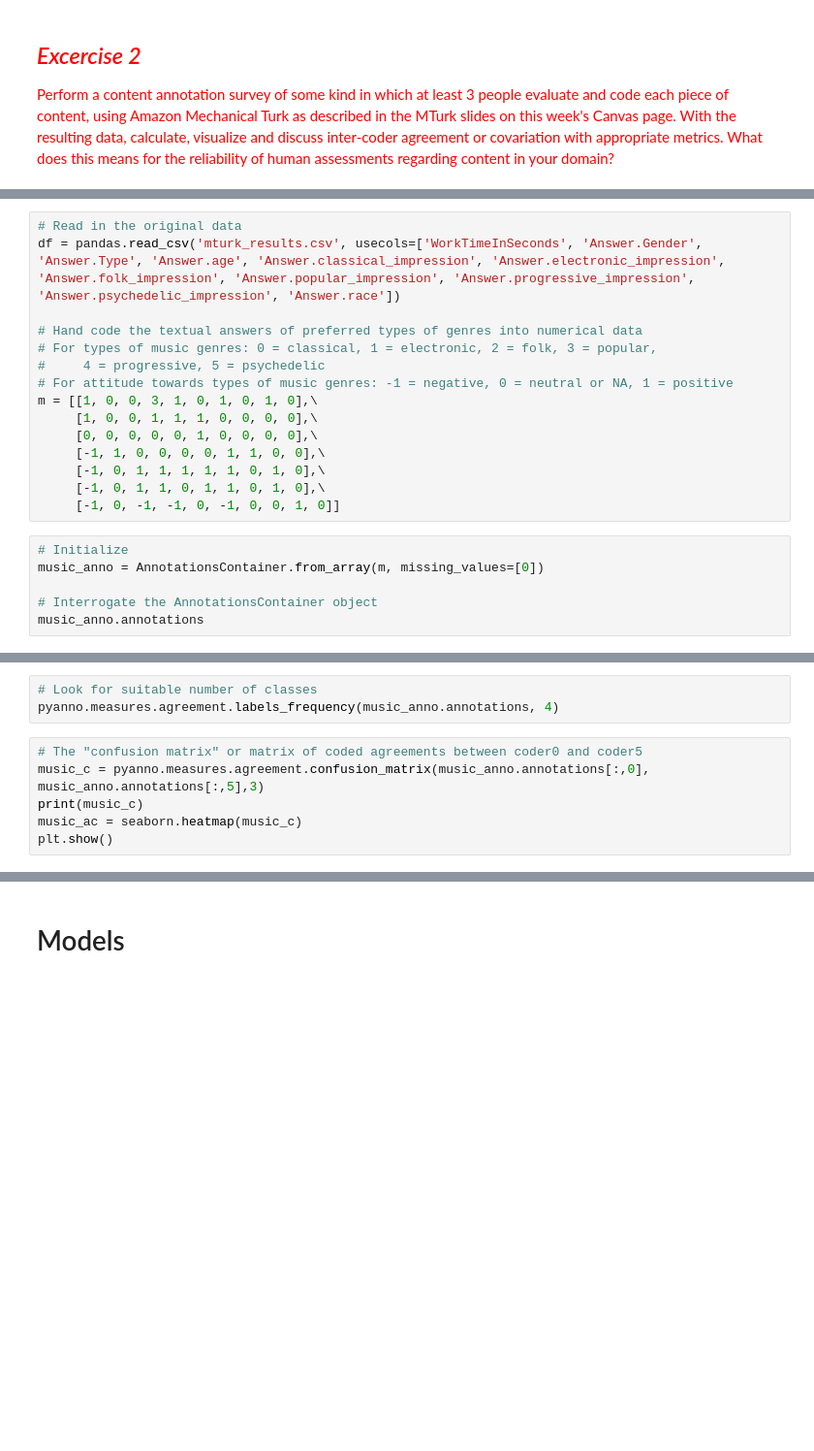
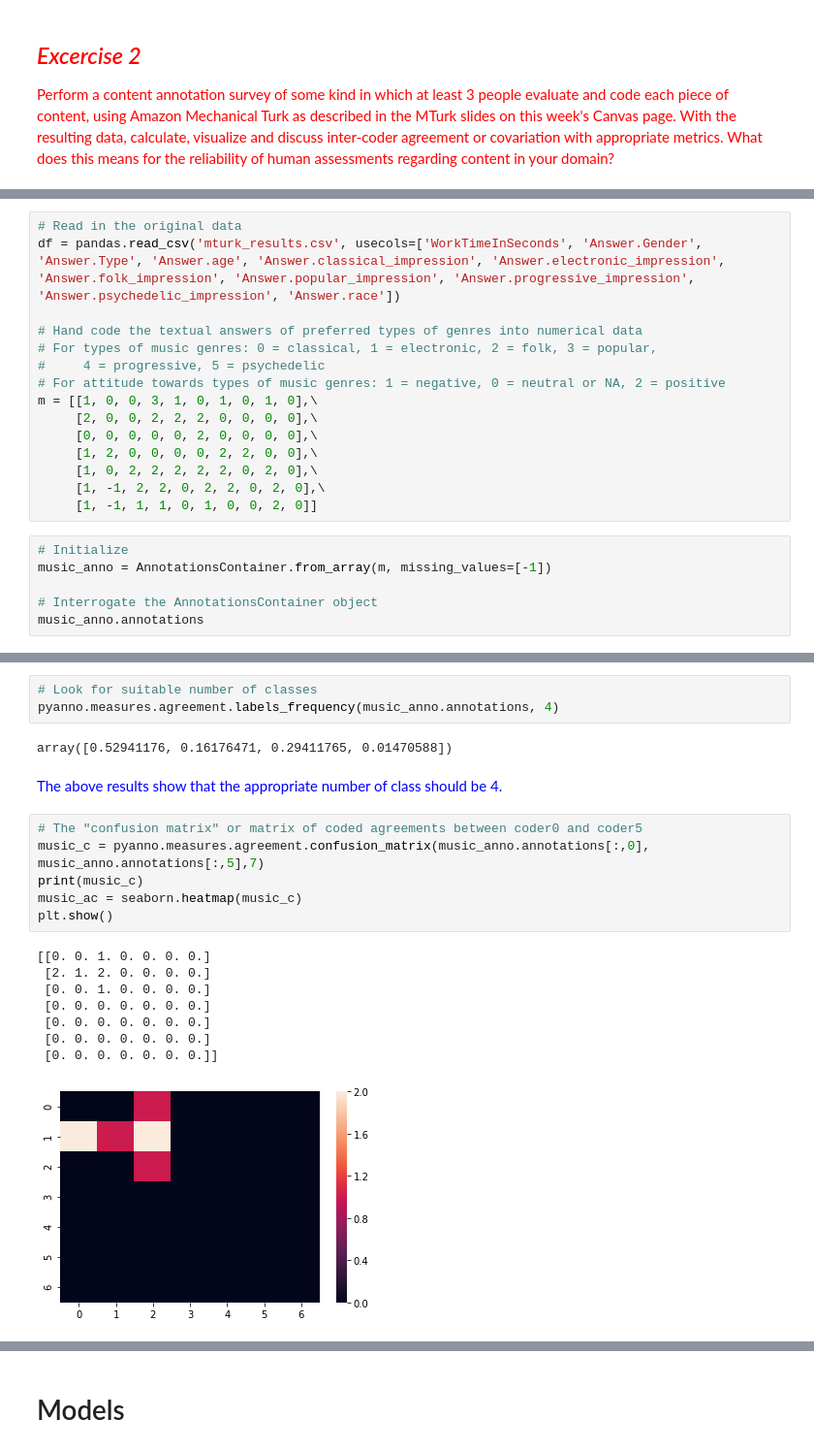
Before and after one commit to xywu-soc/content-analysis-2018, a Jupyter notebook: 5-Reliability/5-Reliability.ipynb, the cells around one changed output, grey strips where cells are left out. Shown at 97% size. Cells and saved outputs as stored; diff of their text form; blank space fills up the shorter version.

```diff
--- a/5-Reliability/5-Reliability.ipynb
+++ b/5-Reliability/5-Reliability.ipynb
@@ -242,17 +244,17 @@ df = pandas.read_csv('mturk_results.csv', usecols=['WorkTimeInSeconds', 'Answer.
 # Hand code the textual answers of preferred types of genres into numerical data
 # For types of music genres: 0 = classical, 1 = electronic, 2 = folk, 3 = popular,
 #     4 = progressive, 5 = psychedelic
-# For attitude towards types of music genres: -1 = negative, 0 = neutral or NA, 1 = positive
+# For attitude towards types of music genres: 1 = negative, 0 = neutral or NA, 2 = positive
 m = [[1, 0, 0, 3, 1, 0, 1, 0, 1, 0],\
-     [1, 0, 0, 1, 1, 1, 0, 0, 0, 0],\
-     [0, 0, 0, 0, 0, 1, 0, 0, 0, 0],\
-     [-1, 1, 0, 0, 0, 0, 1, 1, 0, 0],\
-     [-1, 0, 1, 1, 1, 1, 1, 0, 1, 0],\
-     [-1, 0, 1, 1, 0, 1, 1, 0, 1, 0],\
-     [-1, 0, -1, -1, 0, -1, 0, 0, 1, 0]]
+     [2, 0, 0, 2, 2, 2, 0, 0, 0, 0],\
+     [0, 0, 0, 0, 0, 2, 0, 0, 0, 0],\
+     [1, 2, 0, 0, 0, 0, 2, 2, 0, 0],\
+     [1, 0, 2, 2, 2, 2, 2, 0, 2, 0],\
+     [1, -1, 2, 2, 0, 2, 2, 0, 2, 0],\
+     [1, -1, 1, 1, 0, 1, 0, 0, 2, 0]]
 # %%
 # Initialize
-music_anno = AnnotationsContainer.from_array(m, missing_values=[0])
+music_anno = AnnotationsContainer.from_array(m, missing_values=[-1])
 
 # Interrogate the AnnotationsContainer object
 music_anno.annotations
@@ -259,9 +274,22 @@ music_anno.annotations
 # %%
 # Look for suitable number of classes
 pyanno.measures.agreement.labels_frequency(music_anno.annotations, 4)
+# %% [output]
+array([0.52941176, 0.16176471, 0.29411765, 0.01470588])
+# %% [markdown]
+<span style="color:blue"> The above results show that the appropriate number of class should be 4.</span>
 # %%
 # The "confusion matrix" or matrix of coded agreements between coder0 and coder5
-music_c = pyanno.measures.agreement.confusion_matrix(music_anno.annotations[:,0], music_anno.annotations[:,5],3)
+music_c = pyanno.measures.agreement.confusion_matrix(music_anno.annotations[:,0], music_anno.annotations[:,5],7)
 print(music_c)
 music_ac = seaborn.heatmap(music_c)
 plt.show()
+# %% [output]
+[[0. 0. 1. 0. 0. 0. 0.]
+ [2. 1. 2. 0. 0. 0. 0.]
+ [0. 0. 1. 0. 0. 0. 0.]
+ [0. 0. 0. 0. 0. 0. 0.]
+ [0. 0. 0. 0. 0. 0. 0.]
+ [0. 0. 0. 0. 0. 0. 0.]
+ [0. 0. 0. 0. 0. 0. 0.]]
+[figure, added]
```
Also changed, not shown: parts of 29 cells of this notebook.
